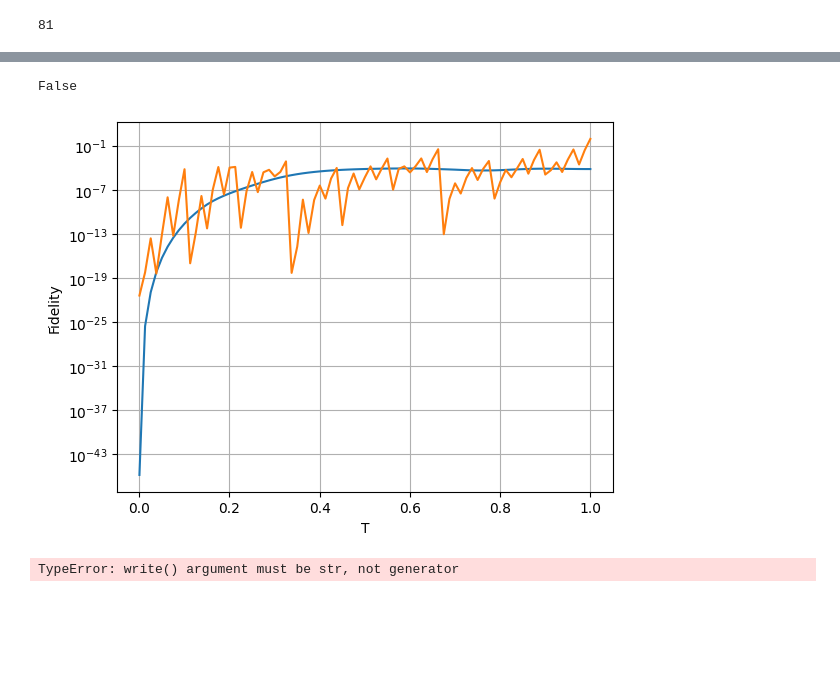
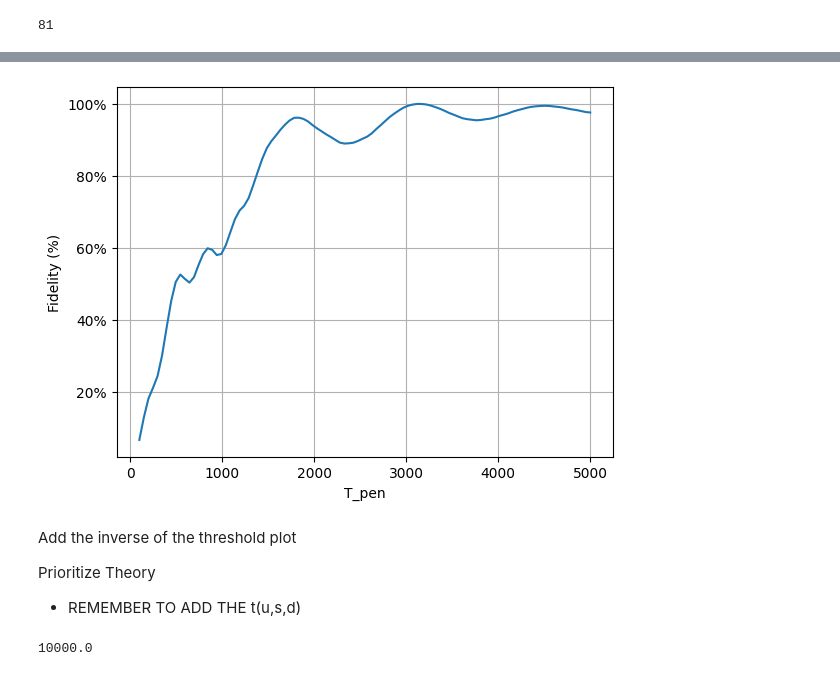
Before and after one commit to Secretmud/zermelos-navigation-problem, a Jupyter notebook: src/LandauZener.ipynb, the cells around one changed output, grey strips where cells are left out. Saved outputs shown, nothing was run; the diff lists cells and outputs as text; code cells hidden in the pictures; blank space fills up the shorter version.

```diff
--- a/src/LandauZener.ipynb
+++ b/src/LandauZener.ipynb
@@ -9,8 +9,8 @@ import matplotlib.pyplot as plt
 from lib.hamiltonian import H_B, H_P, H_D
 from lib import X
 
-n = 4
-steps = 81
+n = 2
+steps = 1000
 beta_max = 1/n
 alpha_max = 0.05/n
 T_pen = 100
@@ -181,38 +169,41 @@ print(np.argmin(eigvals_avoided[-1]))
 gs_idx = np.argmax(eigvecs_avoided[-1, :, 0])
 fidelities = []
 i = 0
-for t in tqdm.tqdm(Ts, desc="Sweeping time"):
+T_pen = np.linspace(100, 5000, 100)
+for t in tqdm.tqdm(T_pen, desc="Sweeping time"):
     psi = schrodinger_split(
-        T=t,
+        T_pen=t,
         N=n,
         T_x=T_x,
-        T_pen=T_pen,
         alpha_max=alpha_max,
         beta_max=beta_max,
-        n_steps=1200,
+        n_steps=10_000,
     )
 
     fidelity = np.abs(psi[gs_idx])**2
-    #if np.allclose(fidelities, data[:i]):
+
     fidelities.append(fidelity)
-    i+= 1
-    #else:
-    #    break
 # %%
-print(np.allclose(fidelities, data[:len(fidelities)]))
+from matplotlib.ticker import PercentFormatter
+
 plt.figure()
-plt.semilogy(Ts[:len(fidelities)]/T_f, fidelities)
-plt.semilogy(Ts/T_f, data)
-plt.xlabel("T")
-plt.ylabel("Fidelity")
-plt.grid(True)
-plt.savefig("Comparison_s_t.pdf")
+plt.plot(T_pen, fidelities)
+plt.xlabel("T_pen")
+plt.ylabel("Fidelity (%)")
+
+ax = plt.gca()
+ax.yaxis.set_major_formatter(PercentFormatter(1.0))
+
+plt.grid(True, which="both")
 plt.show()
 # %% [output]
-False
-[figure, old version]
+[figure, new version]
-# %%
-with open("data.dat", "w") as f:
-    f.write(f"{f}," for f in fidelities)
-# %% [output]
-TypeError: write() argument must be str, not generator
+# %% [markdown]
+Add the inverse of the threshold plot
+
+Prioritize Theory
+ - REMEMBER TO ADD THE t(u,s,d)
+# %%
+1e4
+# %% [output]
+10000.0
```
Also changed, not shown: parts of 3 cells of this notebook, 4 other files.
